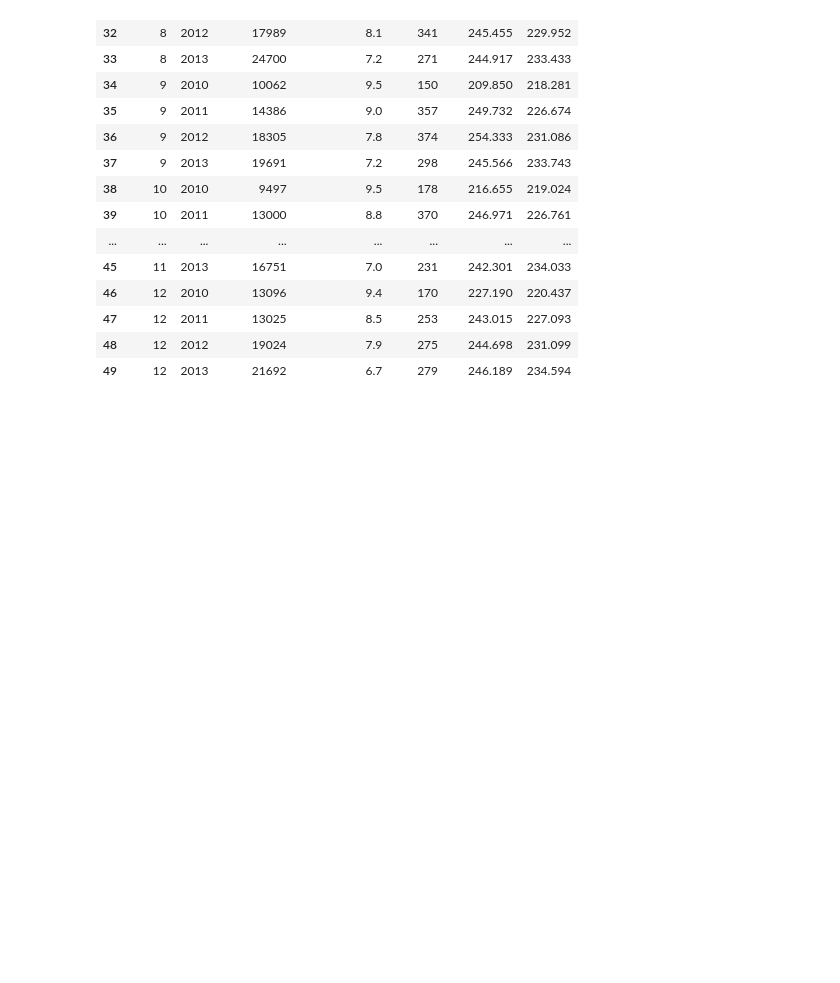
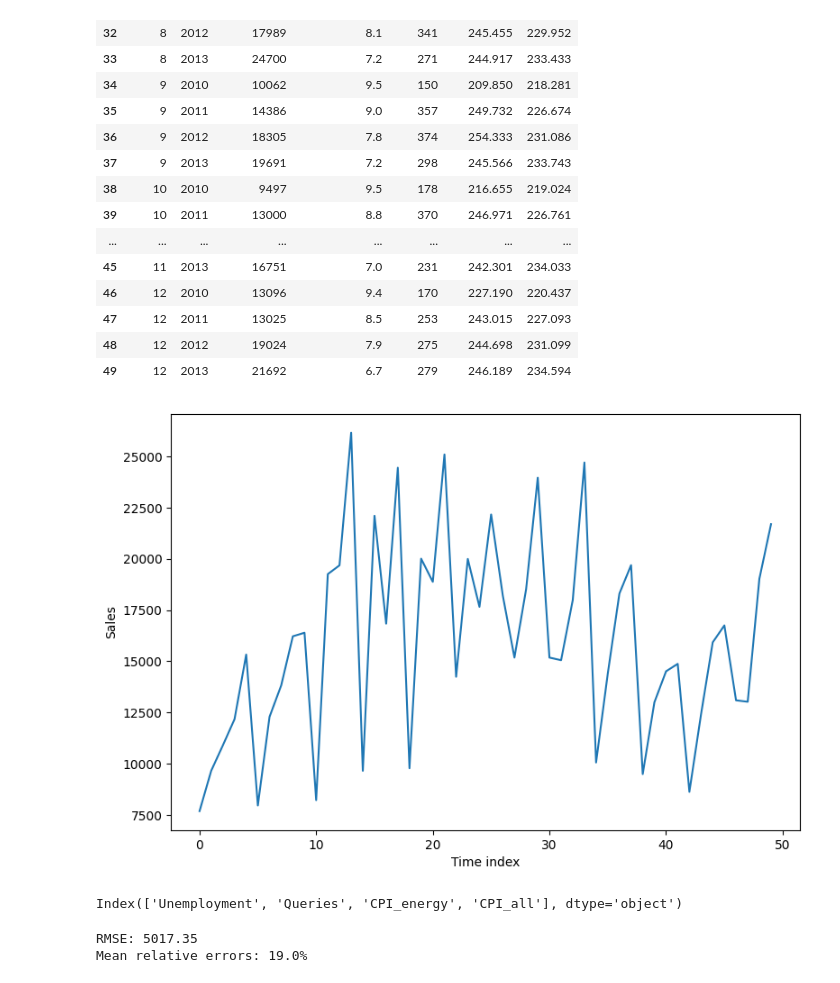
Before and after one commit to KazooBoye/MLandDataMining, a Jupyter notebook: ML-code/L3-practice2.ipynb, the cells around one changed output. Drawn from its saved outputs; the diff is of its cells as text; code cells hidden in the pictures; blank space fills up the shorter version.

```diff
--- a/ML-code/L3-practice2.ipynb
+++ b/ML-code/L3-practice2.ipynb
@@ -40,3 +40,18 @@ df.tail(20)
 | 47 | 12 | 2011 | 13025 | 8.5 | 253 | 243.015 | 227.093 |
 | 48 | 12 | 2012 | 19024 | 7.9 | 275 | 244.698 | 231.099 |
 | 49 | 12 | 2013 | 21692 | 6.7 | 279 | 246.189 | 234.594 |
+# %%
+import matplotlib.pyplot as plt
+plt.figure(figsize=(9,6))
+plt.plot(df.ElantraSales.values)
+plt.xlabel('Time index')
+plt.ylabel('Sales')
+# function to show the plot
+plt.show()
+# %% [output]
+[figure, added]
+# %%
+numeric_feats = df.columns.drop(["ElantraSales", "Month","Year"])
+numeric_feats
+# %% [output]
+Index(['Unemployment', 'Queries', 'CPI_energy', 'CPI_all'], dtype='object')
@@ -42,0 +76,12 @@ df.tail(20)
+# %%
+from sklearn.metrics import mean_squared_error
+def relative_error(y_true, y_pred):
+    errors = np.abs(y_pred - y_true).astype(float) / y_true
+    return np.mean(errors)*100
+
+y_pred_test = linear_model.predict(X_test)
+print ('RMSE: {:.2f}'.format(np.sqrt(mean_squared_error(y_test, y_pred_test))))
+print ('Mean relative errors: {:.1f}%'.format(relative_error(y_test, y_pred_test)))
+# %% [output]
+RMSE: 5017.35
+Mean relative errors: 19.0%
```
Also changed, not shown: parts of 11 cells of this notebook.
